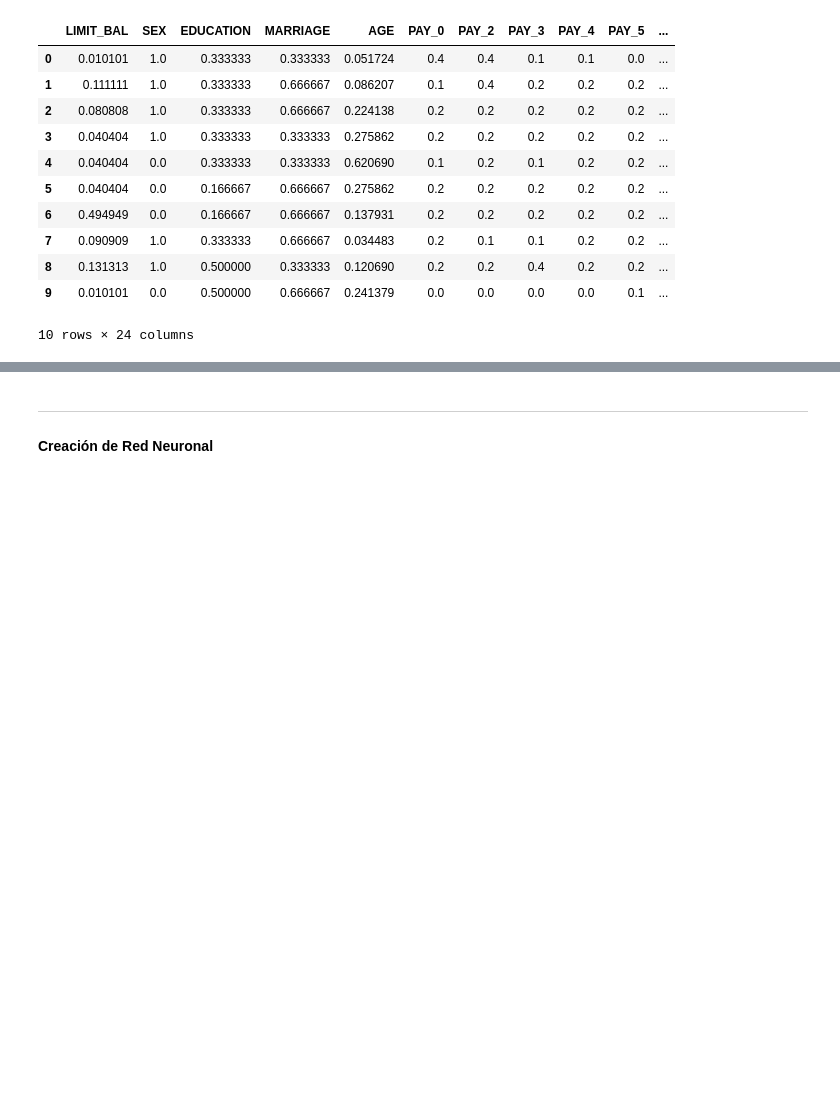
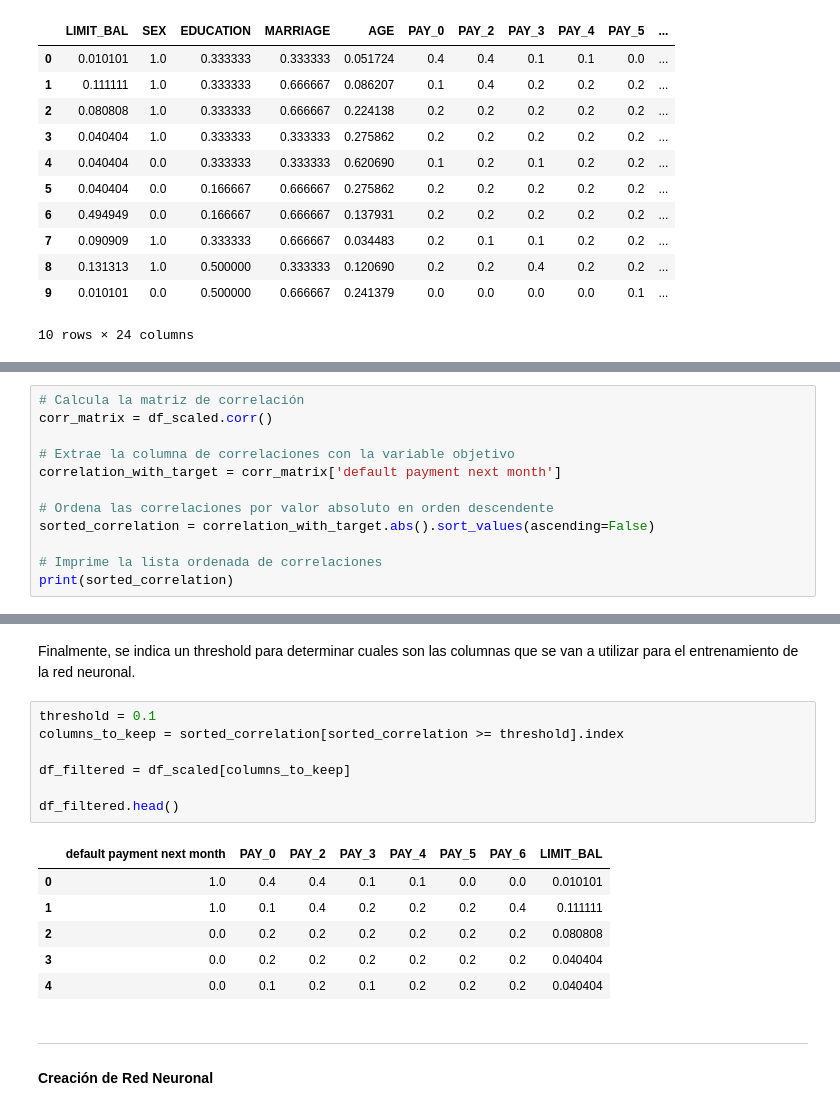
Before and after one commit to stefanoaragoni/lab4_deep, a Jupyter notebook: lab4.ipynb, the cells around one changed output, grey strips where cells are left out. Saved outputs shown, nothing was run; the diff lists cells and outputs as text; blank space fills up the shorter version.

```diff
--- a/lab4.ipynb
+++ b/lab4.ipynb
@@ -93,0 +100,12 @@ df_scaled.head(10)
+# %%
+# Calcula la matriz de correlación
+corr_matrix = df_scaled.corr()
+
+# Extrae la columna de correlaciones con la variable objetivo
+correlation_with_target = corr_matrix['default payment next month']
+
+# Ordena las correlaciones por valor absoluto en orden descendente
+sorted_correlation = correlation_with_target.abs().sort_values(ascending=False)
+
+# Imprime la lista ordenada de correlaciones
+print(sorted_correlation)
@@ -94,3 +130,19 @@ df_scaled.head(10)
+# %% [markdown]
+Finalmente, se indica un threshold para determinar cuales son las columnas que se van a utilizar para el entrenamiento de la red neuronal.
+# %%
+threshold = 0.1
+columns_to_keep = sorted_correlation[sorted_correlation >= threshold].index
+
+df_filtered = df_scaled[columns_to_keep]
+
+df_filtered.head()
+# %% [output]
+|  | default payment next month | PAY_0 | PAY_2 | PAY_3 | PAY_4 | PAY_5 | PAY_6 | LIMIT_BAL |
+| 0 | 1.0 | 0.4 | 0.4 | 0.1 | 0.1 | 0.0 | 0.0 | 0.010101 |
+| 1 | 1.0 | 0.1 | 0.4 | 0.2 | 0.2 | 0.2 | 0.4 | 0.111111 |
+| 2 | 0.0 | 0.2 | 0.2 | 0.2 | 0.2 | 0.2 | 0.2 | 0.080808 |
+| 3 | 0.0 | 0.2 | 0.2 | 0.2 | 0.2 | 0.2 | 0.2 | 0.040404 |
+| 4 | 0.0 | 0.1 | 0.2 | 0.1 | 0.2 | 0.2 | 0.2 | 0.040404 |
 # %% [markdown]
 --------
 
```
Also changed, not shown: parts of 17 cells of this notebook, 1 other file.
